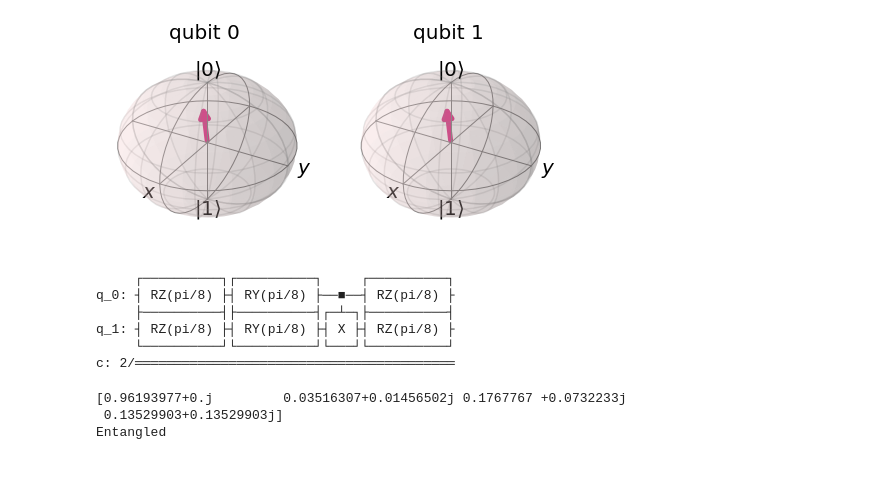
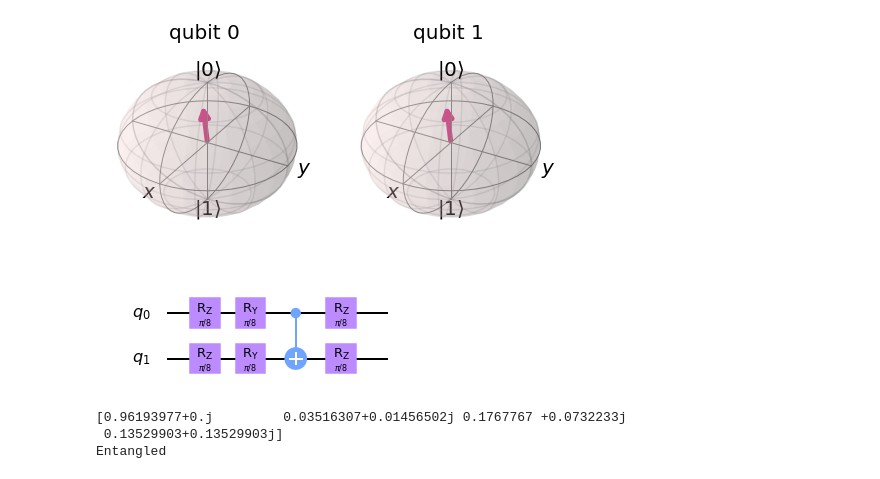
Before and after one commit to TDHTTTT/GCNN, a Jupyter notebook: WIP_toy_qubit_data_gen.ipynb, the cells around one changed output. Drawn from its saved outputs; the diff is of its cells as text; code cells hidden in the pictures.

```diff
--- a/WIP_toy_qubit_data_gen.ipynb
+++ b/WIP_toy_qubit_data_gen.ipynb
@@ -82,7 +77,7 @@ plot_bloch_multivector(psi)
 # %%
 def parametric_qc_entanglement(l):
     # a parametric circuits with ZYZ gates and entanglement
-    qc = qiskit.QuantumCircuit(2,2)
+    qc = qiskit.QuantumCircuit(2)
     qc.rz(l[0], 0)
     qc.rz(l[1], 1)
     qc.ry(l[2], 0)
@@ -93,14 +88,9 @@ def parametric_qc_entanglement(l):
     return qc
 # %%
 qc = parametric_qc_entanglement([np.pi/8]*6)
-qc.draw()
+qc.draw(output='mpl')
 # %% [output]
-     ┌──────────┐┌──────────┐     ┌──────────┐
-q_0: ┤ RZ(pi/8) ├┤ RY(pi/8) ├──■──┤ RZ(pi/8) ├
-     ├──────────┤├──────────┤┌─┴─┐├──────────┤
-q_1: ┤ RZ(pi/8) ├┤ RY(pi/8) ├┤ X ├┤ RZ(pi/8) ├
-     └──────────┘└──────────┘└───┘└──────────┘
-c: 2/═════════════════════════════════════════
+[figure, added]
 # %%
 result = qiskit.execute(qc, backend).result()
 psi = result.get_statevector(qc)
```
Also changed, not shown: parts of 2 cells of this notebook, 1 other file.
